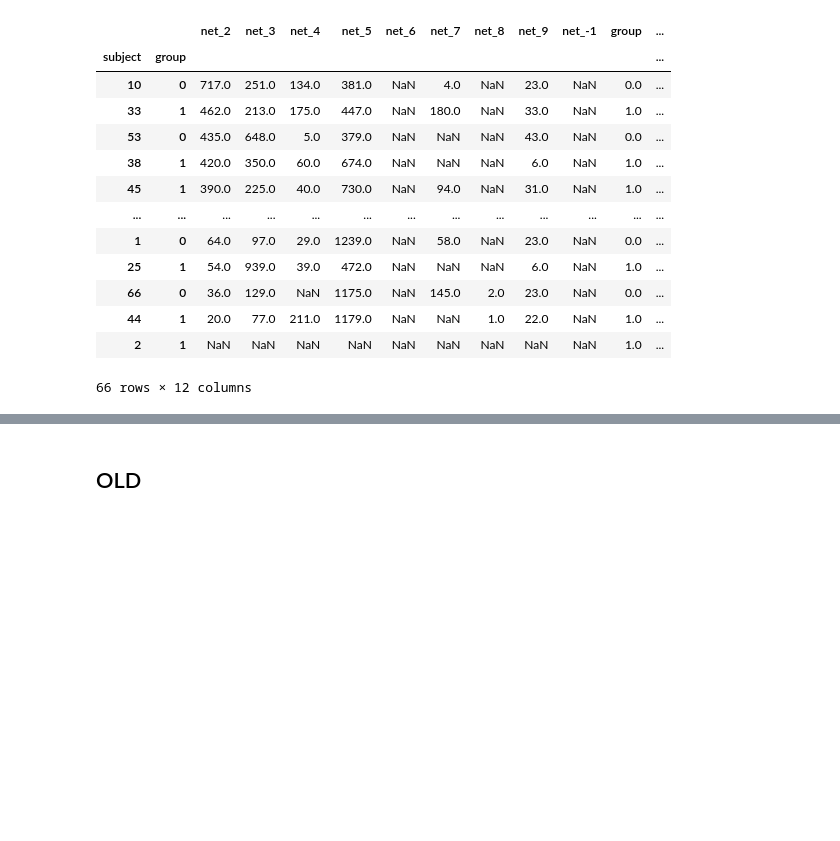
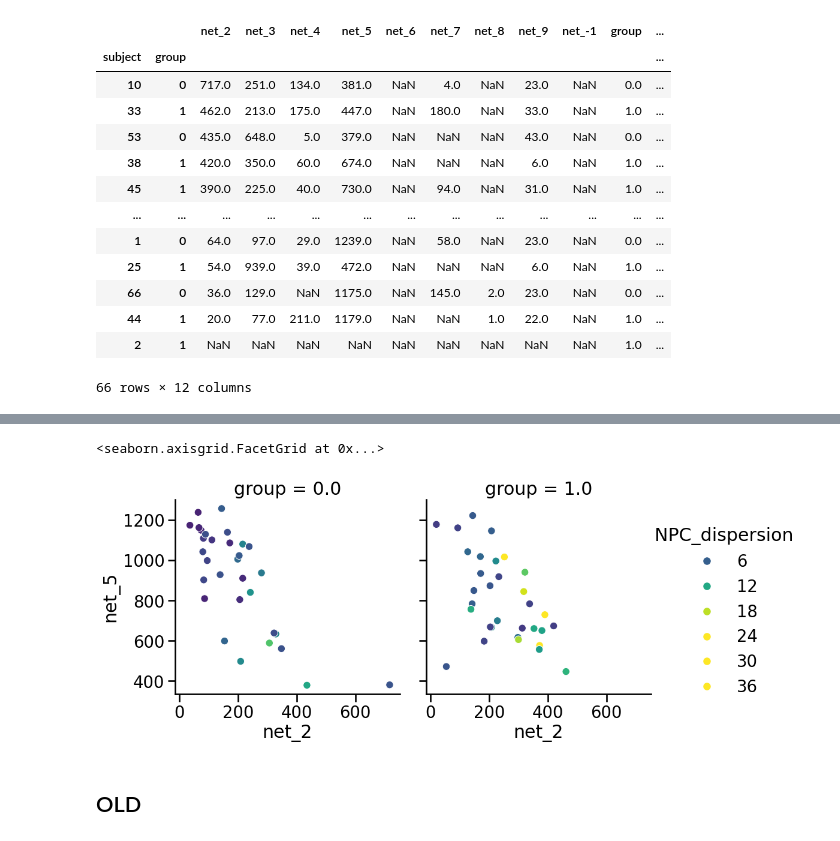
Before and after one commit to mrenke/parietal_patterns, a Jupyter notebook: networks_indTopology/groupComp_DD_01.ipynb, the cells around one changed output, grey strips where cells are left out. Cells and saved outputs as stored; diff of their text form; code cells hidden in the pictures; blank space fills up the shorter version.

```diff
--- a/networks_indTopology/groupComp_DD_01.ipynb
+++ b/networks_indTopology/groupComp_DD_01.ipynb
@@ -154,3 +181,18 @@ df_comb.sort_values('net_2', ascending=False)
+# %%
+sns.set_context('talk', font_scale=1.2)
+sns.relplot(
+    data=df_comb.dropna(subset=['net_2', 'net_9', 'NPC_dispersion', 'group']),
+    x='net_2',
+    y='net_5',
+    hue='NPC_dispersion',
+    col='group',  # Facet by group
+    palette='viridis',
+    hue_norm=mcolors.Normalize(vmin=0, vmax=20),
+    kind='scatter'
+)
+# %% [output]
+<seaborn.axisgrid.FacetGrid at 0x...>
+[figure, added]
 # %% [markdown]
 ## OLD
 # %%
```
Also changed, not shown: parts of 3 cells of this notebook, 8 other files.
